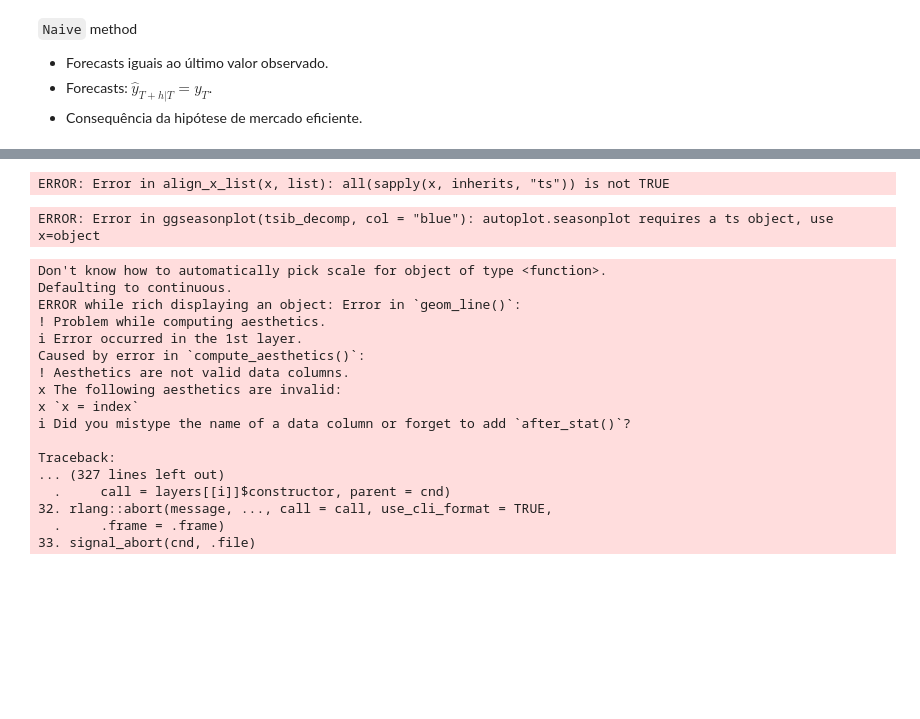
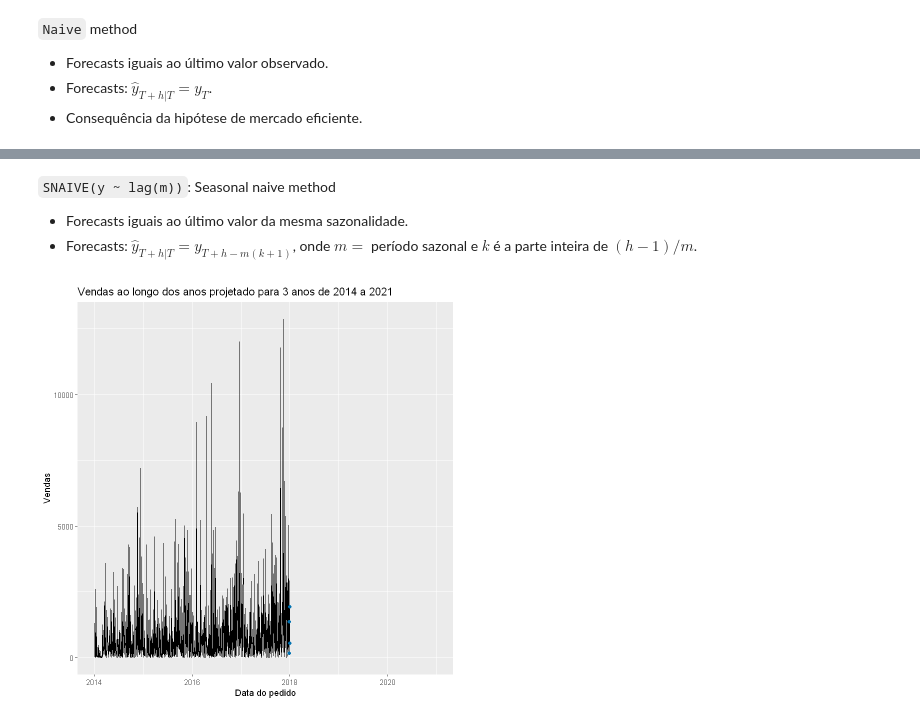
Before and after one commit to tgvp/Time_Series_Forecast, a Jupyter notebook: src/Time_Series.ipynb, the cells around one changed output, grey strips where cells are left out. Cells and saved outputs as stored; diff of their text form; code cells hidden in the pictures; blank space fills up the shorter version.

```diff
--- a/src/Time_Series.ipynb
+++ b/src/Time_Series.ipynb
@@ -869,48 +565,16 @@ The following object is masked from 'package:tibble':
-# %%
-library(forecast)
-
-# Extrair a componente sazonal da decomposição STL
-seasonal <- seas(tsib_decomp)
-
-# Plotar a série temporal sazonal
-ggseasonplot(seasonal, col = "blue") +
-  xlab("Mês") +
-  ggtitle("Padrão sazonal da série temporal")
-# %% [output]
-ERROR: Error in align_x_list(x, list): all(sapply(x, inherits, "ts")) is not TRUE
-# %%
-ggseasonplot(tsib_decomp, col = "blue") +
-  xlab("Mês") +
-  ggtitle("Decomposição da série temporal")
-# %% [output]
-ERROR: Error in ggseasonplot(tsib_decomp, col = "blue"): autoplot.seasonplot requires a ts object, use x=object
-# %%
-library(feasts)
-# plotar a decomposição
-ggplot(as.data.frame(tsib_decomp), aes(x = index, y = tsib$Sales)) +
-  geom_line() +
-  geom_line(aes(y = trend), color = "red") +
-  geom_point(aes(y = seasonal), color = "blue") +
-  geom_point(aes(y = remainder), color = "green") +
-  labs(title = "Decomposição da série temporal",
-       x = "Ano-Mês",
-       y = "Número de passageiros") +
-  theme_bw()
-# %% [output]
-Don't know how to automatically pick scale for object of type <function>.
-Defaulting to continuous.
-ERROR while rich displaying an object: Error in `geom_line()`:
-! Problem while computing aesthetics.
-i Error occurred in the 1st layer.
-Caused by error in `compute_aesthetics()`:
-! Aesthetics are not valid data columns.
-x The following aesthetics are invalid:
-x `x = index`
-i Did you mistype the name of a data column or forget to add `after_stat()`?
-
-Traceback:
-... (327 lines left out)
-  .     call = layers[[i]]$constructor, parent = cnd)
-32. rlang::abort(message, ..., call = call, use_cli_format = TRUE,
-  .     .frame = .frame)
-33. signal_abort(cnd, .file)
+# %% [markdown]
+`SNAIVE(y ~ lag(m))`: Seasonal naive method
+
+  * Forecasts iguais ao último valor da mesma sazonalidade.
+  * Forecasts: $\hat{y}_{T+h|T} =y_{T+h-m(k+1)}$, onde $m=$ período sazonal e $k$ é a parte inteira de $(h-1)/m$.
+# %%
+sales |>
+  model(SNAIVE(Sales ~ lag("year"))) |>
+  forecast(h = "3 years") %>%
+  autoplot(filter(sales, year(Order.Date) >= 2014), level = NULL) +
+  geom_point(data = slice(sales, (n()-3):n()), aes(y=Sales), colour = "#0072B2") +
+  labs(title = "Vendas ao longo dos anos projetado para 3 anos de 2014 a 2021",
+       x = "Data do pedido",
+       y = "Vendas")
+# %% [output]
+[figure, added]
```
Also changed, not shown: parts of 59 cells of this notebook.
